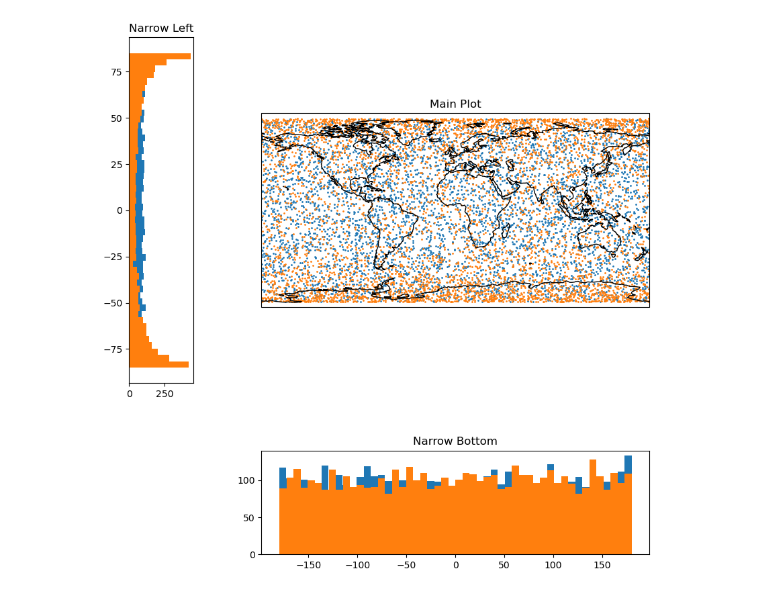
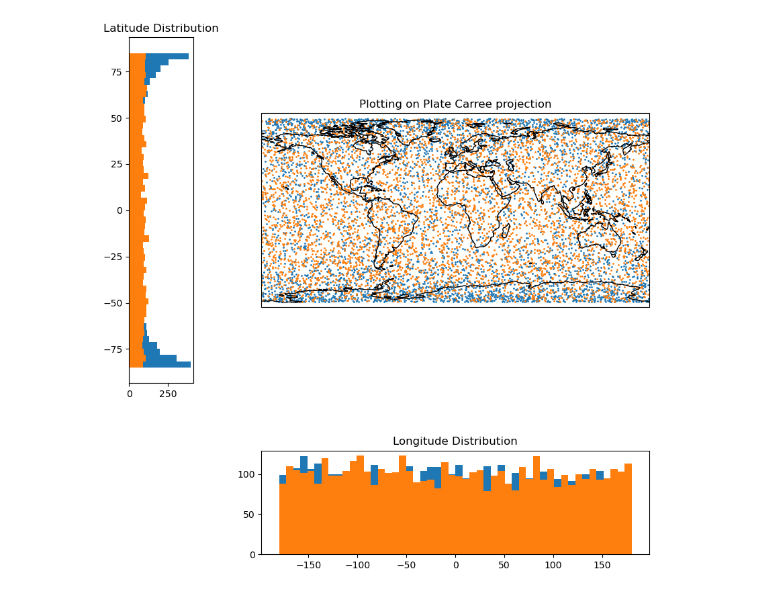
Before and after one commit to HAS-Tools-Fall-2024/CourseMaterials24, a Jupyter notebook: coding_modules/module_4_geospatial_data/1_playing_with_projections.ipynb, the cells around one changed output. Cells and saved outputs as stored; diff of their text form; code cells hidden in the pictures.

```diff
--- a/coding_modules/module_4_geospatial_data/1_playing_with_projections.ipynb
+++ b/coding_modules/module_4_geospatial_data/1_playing_with_projections.ipynb
@@ -27,53 +27,46 @@ def sample_mercator_points(num_points=1000):
 def plot_projection(proj=ccrs.PlateCarree()):
     """Create plots to explore Mercator projection properties with custom layout."""
     fig = plt.figure(figsize=(10, 10))
-
-    # Create GridSpec with custom widths and heights
     gs = GridSpec(2, 2, figure=fig,
                   width_ratios=[1, 6],
                   height_ratios=[1, 0.3],
                   hspace=0.3, wspace=0.3)
 
-    # Plot 1: Narrow left column
     ax1 = fig.add_subplot(gs[0, 0])
-    ax1.set_title("Narrow Left")
+    ax1.set_title("Latitude Distribution")
 
-    # Plot 2: Main plot (upper right)
     ax2 = fig.add_subplot(gs[0, 1], projection=proj)
-    ax2.set_title("Main Plot")
-    # ... (add content for ax2)
 
-    # Plot 3: Plate Carree projection (lower left)
     ax3 = fig.add_subplot(gs[1, 0])
 
-    # Plot 4: Narrow bottom row
     ax4 = fig.add_subplot(gs[1, 1])
-    ax4.set_title("Narrow Bottom")
+    ax4.set_title("Longitude Distribution")
     return fig, np.array([[ax1, ax2], [ax3, ax4]])
 # %%
 # Sample randomly from 2d space (-90, 90) , (-180, 180)
 x1 = np.random.uniform(-180, 180, 5000)
 y1 = np.random.uniform(-85, 85, 5000)
 
 x2, y2 = sample_mercator_points(5000)
 
 fig, axes = plot_projection()
 
 # Plot the data
+axes[0, 1].scatter(x2, y2, s=1)
 axes[0, 1].scatter(x1, y1, s=1)
-axes[0, 1].scatter(x2, y2, s=1)
 # Add coastlines
 axes[0, 1].coastlines()
+axes[0, 1].set_title('Plotting on Plate Carree projection')
 
 # Plot latitude histograms
+axes[0, 0].hist(y2, bins=50, orientation='horizontal')
 axes[0, 0].hist(y1, bins=50, orientation='horizontal')
-axes[0, 0].hist(y2, bins=50, orientation='horizontal')
 
 # Plot longitude histograms
+axes[1, 1].hist(x2, bins=50)
 axes[1, 1].hist(x1, bins=50)
-axes[1, 1].hist(x2, bins=50)
 
 axes[1, 0].axis('off')
 plt.tight_layout()
 # %% [output]
-[figure, old version]
+[figure, new version]
```
Also changed, not shown: parts of 1 cell of this notebook, 1 other file.
